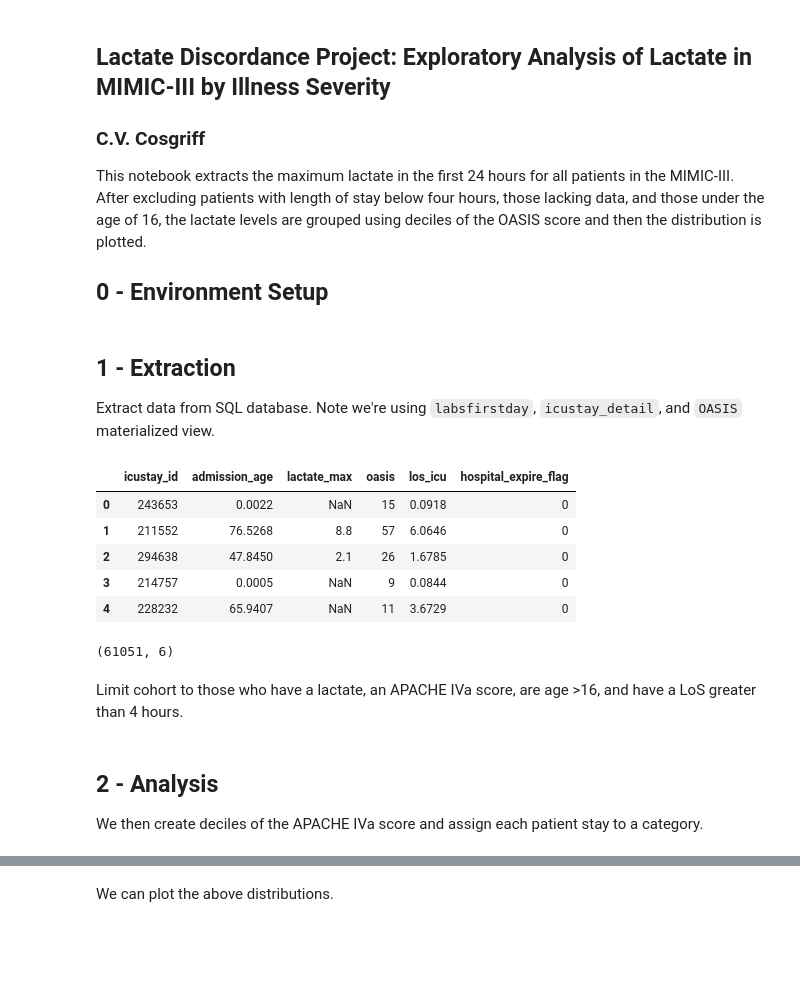
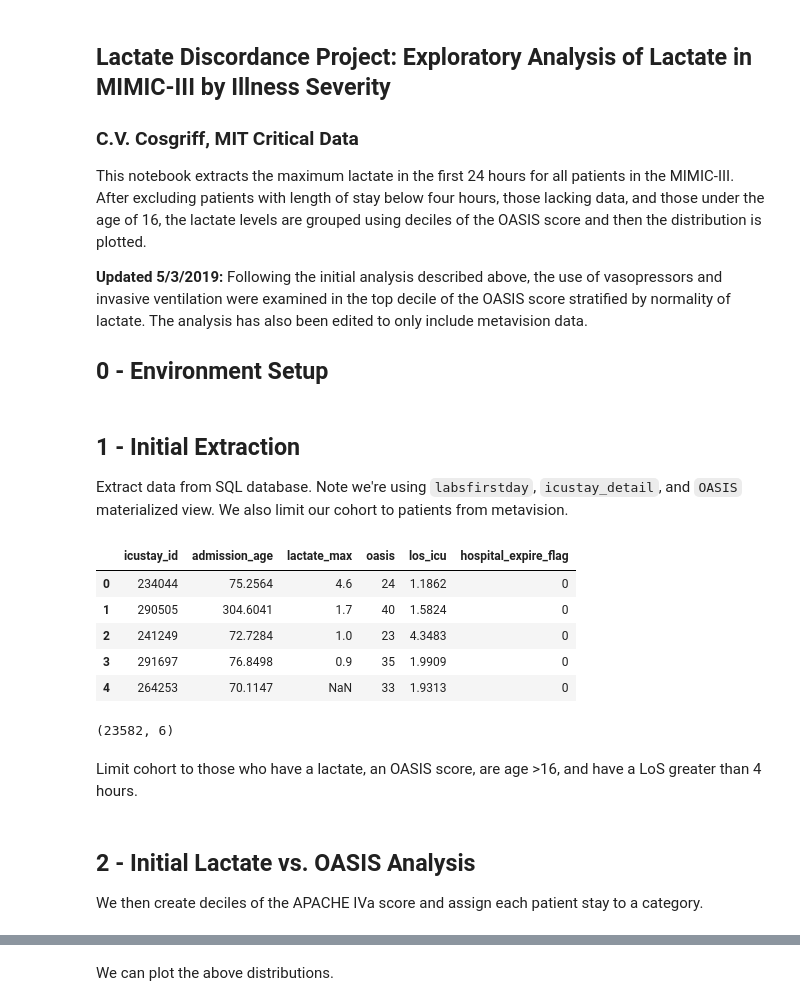
Before and after one commit to cosgriffc/pred-lactate-discord, a Jupyter notebook: lactate-v-OASIS_MIMIC.ipynb, the cells around one changed output, grey strips where cells are left out. Drawn from its saved outputs; the diff is of its cells as text; code cells hidden in the pictures; blank space fills up the shorter version.

Commit message:
added vasopressor and MV analysis and limited to metavision

```diff
--- a/lactate-v-OASIS_MIMIC.ipynb
+++ b/lactate-v-OASIS_MIMIC.ipynb
@@ -1,9 +1,11 @@
 # %% [markdown]
 ## Lactate Discordance Project: Exploratory Analysis of Lactate in MIMIC-III by Illness Severity
-### C.V. Cosgriff
+### C.V. Cosgriff, MIT Critical Data
 
 This notebook extracts the maximum lactate in the first 24 hours for all patients in the MIMIC-III. After excluding patients with length of stay below four hours, those lacking data, and those under the age of 16, the lactate levels are grouped using deciles of the OASIS score and then the distribution is plotted.
 
+__Updated 5/3/2019:__ Following the initial analysis described above, the use of vasopressors and invasive ventilation were examined in the top decile of the OASIS score stratified by normality of lactate. The analysis has also been edited to only include metavision data.
+
 ## 0 - Environment Setup
 # %%
 import numpy as np
@@ -22,33 +24,36 @@ query_schema = 'SET search_path TO ' + schema_name + ';'
 
 con = psycopg2.connect(dbname=dbname)
 # %% [markdown]
-## 1 - Extraction
+## 1 - Initial Extraction
 
-Extract data from SQL database. Note we're using `labsfirstday`, `icustay_detail`, and `OASIS` materialized view.
+Extract data from SQL database. Note we're using `labsfirstday`, `icustay_detail`, and `OASIS` materialized view. We also limit our cohort to patients from metavision.
 # %%
 query = query_schema + '''
-  SELECT ied.icustay_id, ied.admission_age, la.lactate_max
-         , os.oasis, ied.los_icu, ied.hospital_expire_flag
+SELECT ied.icustay_id, ied.admission_age, la.lactate_max
+       , os.oasis, ied.los_icu, ied.hospital_expire_flag
 FROM icustay_detail ied
 LEFT JOIN labsfirstday la
     ON ied.icustay_id = la.icustay_id
 INNER JOIN oasis os
-    ON ied.icustay_id = os.icustay_id;
+    ON ied.icustay_id = os.icustay_id
+LEFT JOIN icustays ie
+    ON ied.icustay_id = ie.icustay_id
+WHERE ie.dbsource = 'metavision';
 '''
 
 base_cohort = pd.read_sql_query(query, con)
 display(base_cohort.head())
 print(base_cohort.shape)
 # %% [output]
 |  | icustay_id | admission_age | lactate_max | oasis | los_icu | hospital_expire_flag |
-| 0 | 243653 | 0.0022 | NaN | 15 | 0.0918 | 0 |
-| 1 | 211552 | 76.5268 | 8.8 | 57 | 6.0646 | 0 |
-| 2 | 294638 | 47.8450 | 2.1 | 26 | 1.6785 | 0 |
-| 3 | 214757 | 0.0005 | NaN | 9 | 0.0844 | 0 |
-| 4 | 228232 | 65.9407 | NaN | 11 | 3.6729 | 0 |
+| 0 | 234044 | 75.2564 | 4.6 | 24 | 1.1862 | 0 |
+| 1 | 290505 | 304.6041 | 1.7 | 40 | 1.5824 | 0 |
+| 2 | 241249 | 72.7284 | 1.0 | 23 | 4.3483 | 0 |
+| 3 | 291697 | 76.8498 | 0.9 | 35 | 1.9909 | 0 |
+| 4 | 264253 | 70.1147 | NaN | 33 | 1.9313 | 0 |
-(61051, 6)
+(23582, 6)
 # %% [markdown]
-Limit cohort to those who have a lactate, an APACHE IVa score, are age >16, and have a LoS greater than 4 hours.
+Limit cohort to those who have a lactate, an OASIS score, are age >16, and have a LoS greater than 4 hours.
 # %%
 base_cohort.loc[base_cohort.admission_age >= 90, 'admission_age'] = 91.3
 
@@ -58,7 +63,7 @@ include = include & (~pd.isna(base_cohort.loc[:, 'lactate_max']))
 incldue = include & (base_cohort.loc[:, 'los_icu'] >= 0.167)
 cohort = base_cohort.loc[include, ['icustay_id', 'oasis', 'lactate_max']]
 # %% [markdown]
-## 2 - Analysis
+## 2 - Initial Lactate vs. OASIS Analysis
 
 We then create deciles of the APACHE IVa score and assign each patient stay to a category.
 # %%
```
Also changed, not shown: parts of 28 cells of this notebook.
